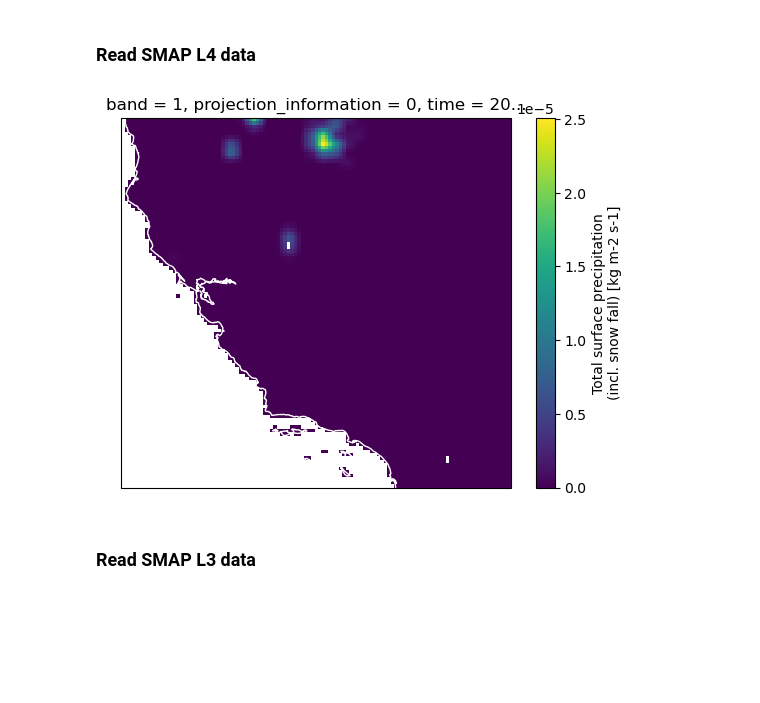
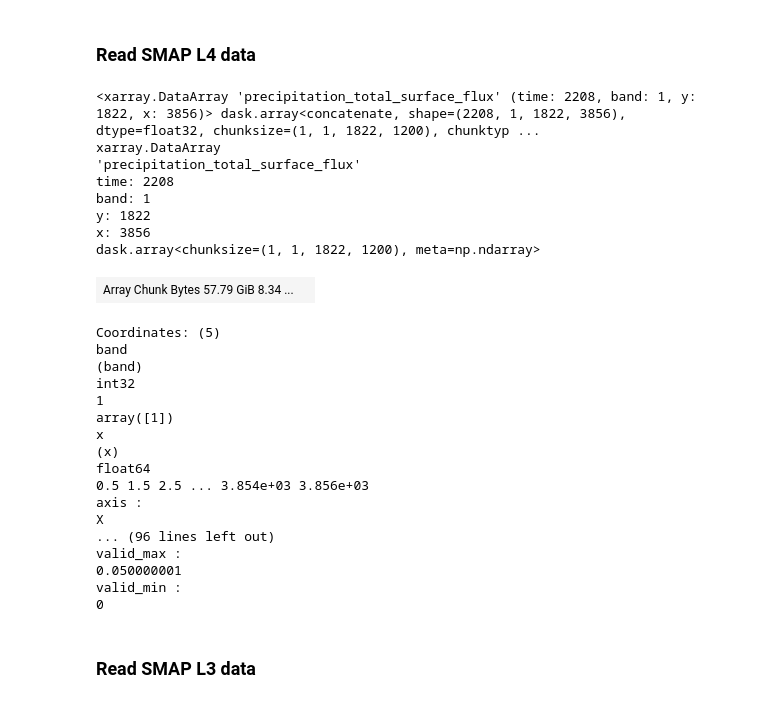
Before and after one commit to RY4GIT/SMSigxSMAP, a Jupyter notebook: 2_code_to_analyze/test_area_sample_dask_x_xarray.ipynb, the cells around one changed output. Cells and saved outputs as stored; diff of their text form; code cells hidden in the pictures; blank space fills up the shorter version.

```diff
--- a/2_code_to_analyze/test_area_sample_dask_x_xarray.ipynb
+++ b/2_code_to_analyze/test_area_sample_dask_x_xarray.ipynb
@@ -72,8 +83,10 @@ def _preprocess_SMAPL4(ds):
     return ds
 # %%
 # Get a list of files
-
-SMAPL4_fn_pattern = f'SMAP_L4_SM_gph_{startDate.year}010*.nc' ####### CHNAGE LATER: testing with 2016 Jan 1-9 data #######
+# 1 file is 3GB
+chunks = {'x': 1200, 'y': 1200, 'time':1, 'band':1}
+SMAPL4_fn_pattern = f'SMAP_L4_SM_gph_2015*.nc'
+# SMAPL4_fn_pattern = f'SMAP_L4_SM_gph_{startDate.year}01*.nc' ####### CHNAGE LATER: testing with 2016 Jan 1-9 data #######
 SMAPL4_file_paths = glob.glob(rf'{input_path}/{SMAPL4_path}/{SMAPL4_fn_pattern}')
 
 # Load data
@@ -82,6 +95,35 @@ ds_SMAPL4_3hrly = xr.open_mfdataset(SMAPL4_file_paths, group='Geophysical_Data',
 # TODO/IMPROVEMENT #3: open_mfdataset(parallel=True) is not really making things super fast. Need to otimize Clients
 
 # # https://docs.xarray.dev/en/stable/generated/xarray.open_mfdataset.html#xarray.open_mfdataset
+# %%
+ds_SMAPL4_3hrly.precipitation_total_surface_flux
+# %% [output]
+<xarray.DataArray 'precipitation_total_surface_flux' (time: 2208, band: 1, y: 1822, x: 3856)> dask.array<concatenate, shape=(2208, 1, 1822, 3856), dtype=float32, chunksize=(1, 1, 1822, 1200), chunktyp ...
+xarray.DataArray
+'precipitation_total_surface_flux'
+time: 2208
+band: 1
+y: 1822
+x: 3856
+dask.array<chunksize=(1, 1, 1822, 1200), meta=np.ndarray>
+| Array Chunk Bytes 57.79 GiB 8.34 ... |  |
+Coordinates: (5)
+band
+(band)
+int32
+1
+array([1])
+x
+(x)
+float64
+0.5 1.5 2.5 ... 3.854e+03 3.856e+03
+axis :
+X
+... (96 lines left out)
+valid_max :
+0.050000001
+valid_min :
+0
 # %%
 # Re-assign x and y coordinates
 SMAPL4_template_fn = r"G:\Araki\SMSigxSMAP\1_data\SPL4SMGP\SMAP_L4_SM_gph_20180911T103000_Vv7032_001_HEGOUT.nc"
@@ -93,15 +135,13 @@ ds_SMAPL4_3hrly = ds_SMAPL4_3hrly.assign_coords(x=SMAPL4_template['x'][:], y=SMA
 # ds_SMAPL4.precipitation_total_surface_flux.sel(time='2016-01-01 01:30:00').plot(ax=ax)
 # ds_SMAPL4.precipitation_total_surface_flux
 # %%
-ds_SMAPL4_3hrly = ds_SMAPL4_3hrly.sel(x=slice(minx, maxx), y=slice(miny, maxy))
+ds_SMAPL4_3hrly = ds_SMAPL4_3hrly.sel(x=slice(minx, maxx), y=slice(miny, maxy)).copy()
 
 if plot_results:
     ax = plt.axes(projection=ccrs.PlateCarree())
     ax.coastlines(color='white')
     ds_SMAPL4_3hrly.sel(time='2016-01-01 01:30:00').precipitation_total_surface_flux.plot(ax=ax)
     ds_SMAPL4_3hrly
-# %% [output]
-[figure, removed]
 # %% [markdown]
 ### Read SMAP L3 data
 # %%
```
Also changed, not shown: parts of 23 cells of this notebook, 2 other files.
